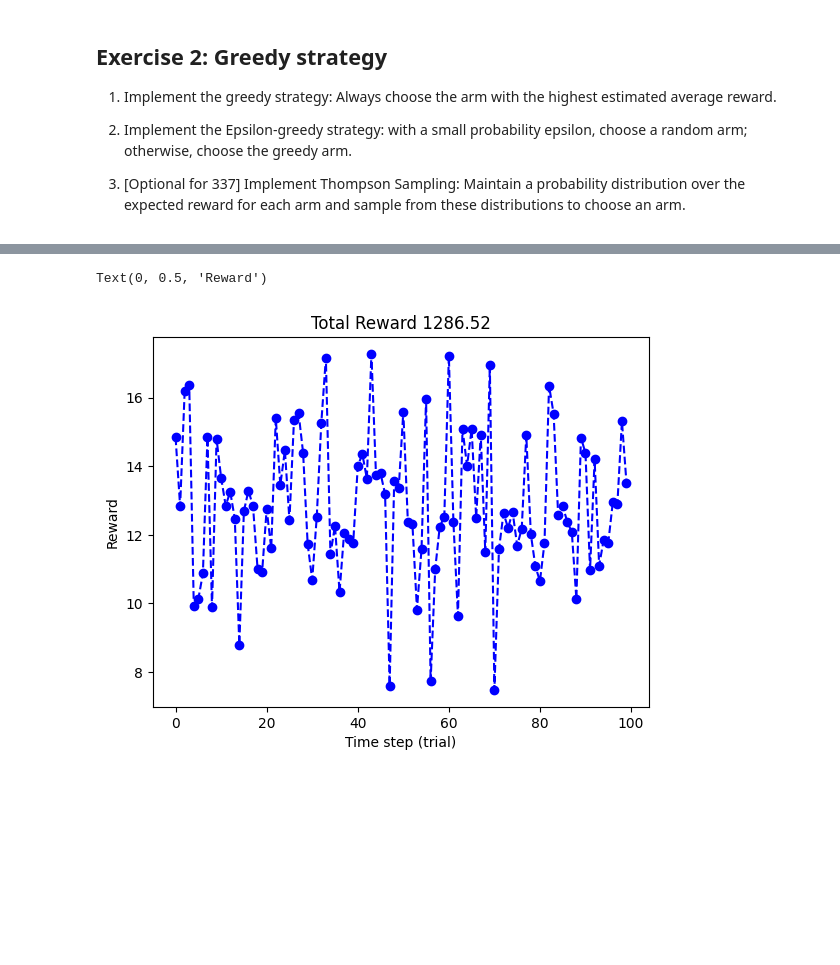
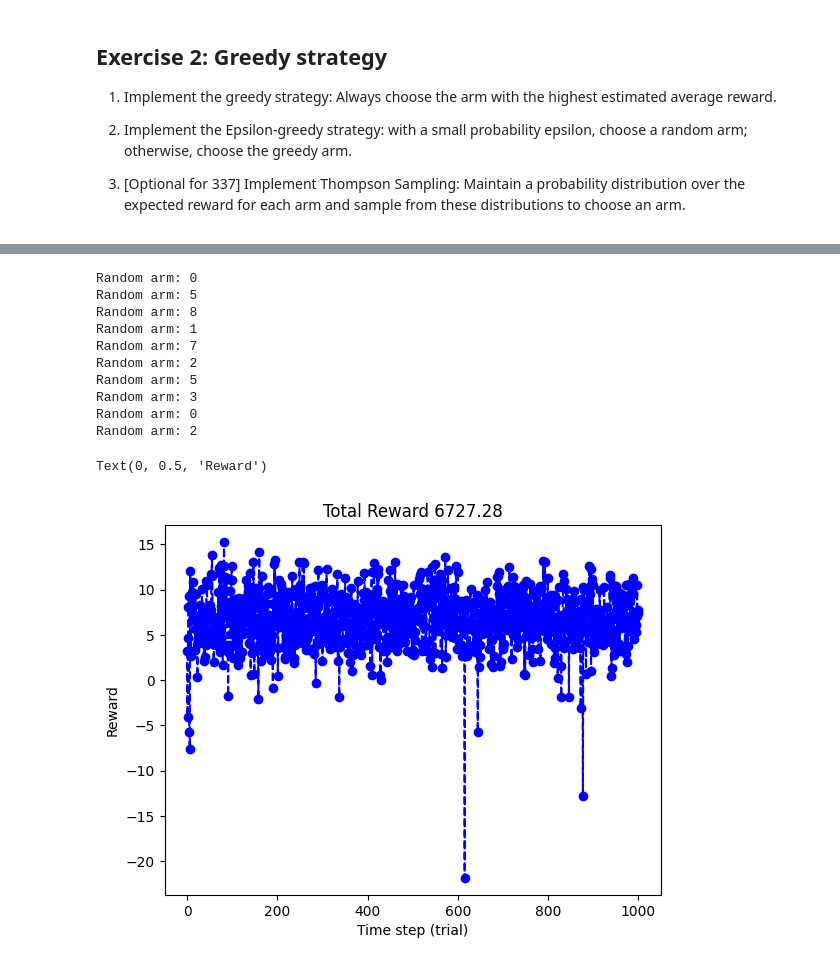
Before and after one commit to Jarvis-X/Aerial-Robotics-Course-Projects, a Jupyter notebook: lab1-bandit.ipynb, the cells around one changed output, grey strips where cells are left out. Cells and saved outputs as stored; diff of their text form; code cells hidden in the pictures; blank space fills up the shorter version.

```diff
--- a/lab1-bandit.ipynb
+++ b/lab1-bandit.ipynb
@@ -8,12 +10,12 @@ Populating the interactive namespace from numpy and matplotlib
 # %%
 # Number of bandit arms
-K = 5 # @param {"type":"integer"}
+K = 10 # @param {"type":"integer"}
 # Number of trials (time steps)
-T = 100  # @param {"type":"integer"}
+T = 1000  # @param {"type":"integer"}
 
 # Random seed
-seed = 1333 # @param {"type":"integer"}
-std_upper = 3 # @param {"type":"integer"}
+seed = 1999 # @param {"type":"integer"}
+std_upper = 5 # @param {"type":"integer"}
 # %%
 # Stattionary probability distribution for K bandits
 np.random.seed(seed)
@@ -132,7 +134,7 @@ rewards = []
 action_rewards = [[] for _ in range(K)]
 best_a = -1
 
-for t in range(0, 5):
+for t in range(0, K):
     a = t
     reward = np.random.normal(bandit_mean[a], bandit_std[a])
     rewards.append(reward)
@@ -142,7 +144,7 @@ best_a = np.argmax([np.mean(action_reward) for action_reward in action_rewards])
 print(f"Best arm: {best_a}")
 
 # Action: Choose the best action found in the first five trials
-for t in range(5, T):
+for t in range(K, T):
     # Action: Choose the best arm
     a = best_a
 
@@ -176,38 +177,53 @@ Text(0, 0.5, 'Reward')
 # %%
 # Epsilon-greedy
 np.random.seed(seed)
 
 
 # Rewards
 rewards = []
 action_rewards = [[0] for _ in range(K)]
 
-best_a = -1
-epsilon = 0.01
+epsilon = 0.1
 # Action: Choose the best action found in the first five trials
-for t in range(0, T):
+
+for t in range(0, K):
+    a = t
+    reward = np.random.normal(bandit_mean[a], bandit_std[a])
+    rewards.append(reward)
+    action_rewards[a].append(reward)
+
+for t in range(K, T):
     # Action: Choose a random arm
     if np.random.rand() < epsilon or best_a == -1:
         a = np.random.randint(0, K-1)
+        print(f"Random arm: {a}")
     else:
-        a = best_a
+        a = np.argmax([np.mean(action_reward) for action_reward in action_rewards])
 
     # Reward
     r = np.random.normal(bandit_mean[a], bandit_std[a])
     action_rewards[a].append(r)
-
-    best_a = np.argmax([np.mean(action_reward) for action_reward in action_rewards])
     rewards.append(r)
 
 
 # Total reward
 total = sum(rewards)
 
 # Plot results
 plot(rewards, 'b--o', label='Rewards')
 plt.title("Total Reward %.2f"%total)
 xlabel("Time step (trial)")
 ylabel("Reward")
 # %% [output]
-Text(0, 0.5, 'Reward')
+Random arm: 0
+Random arm: 5
+Random arm: 8
+Random arm: 1
+Random arm: 7
+Random arm: 2
+Random arm: 5
+Random arm: 3
+Random arm: 0
+Random arm: 2
+Text(0, 0.5, 'Reward')
-[figure, old version]
+[figure, new version]
```
Also changed, not shown: parts of 5 cells of this notebook.
